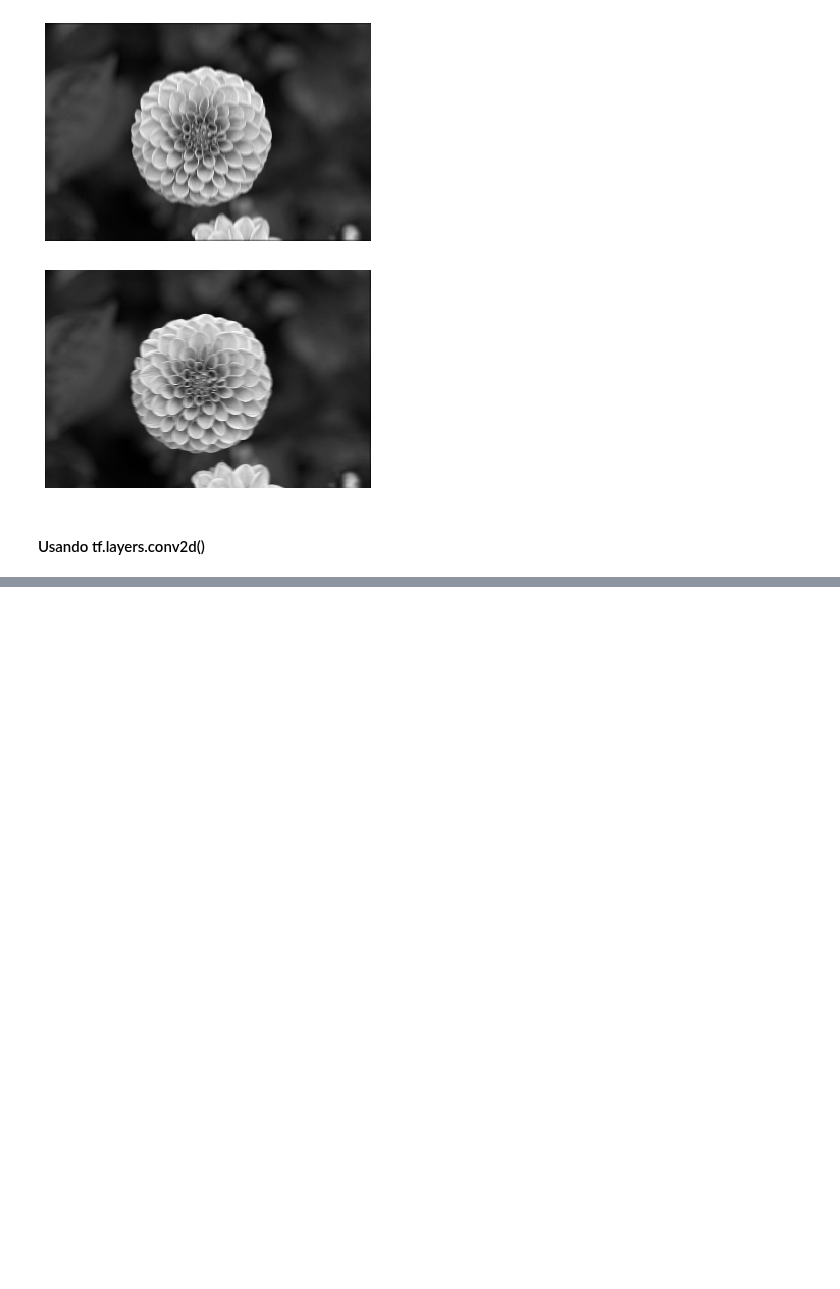
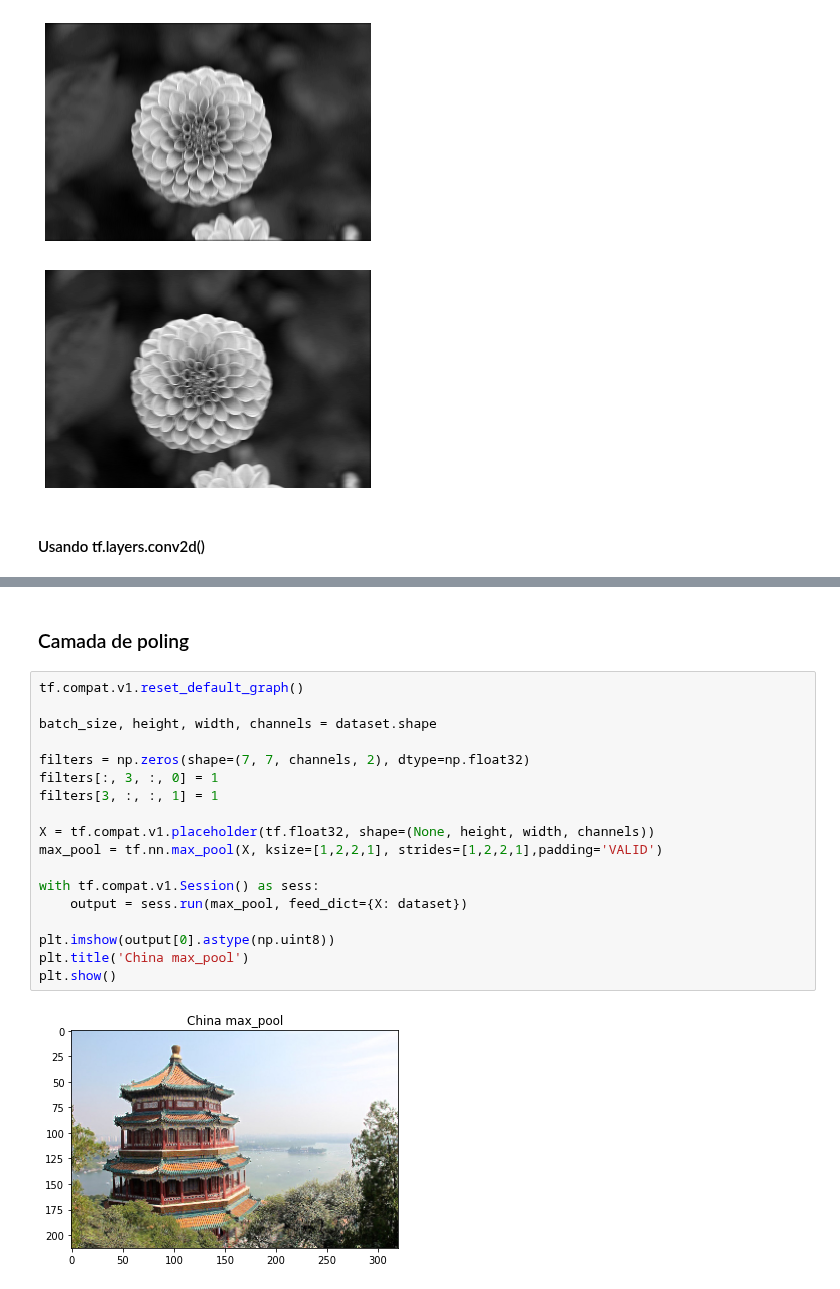
Before and after one commit to LilianeAquino/hands_on_aprendizado_de_maquina, a Jupyter notebook: 13_convolutional_neural_networks.ipynb, the cells around one changed output, grey strips where cells are left out. Saved outputs shown, nothing was run; the diff lists cells and outputs as text; blank space fills up the shorter version.

```diff
--- a/13_convolutional_neural_networks.ipynb
+++ b/13_convolutional_neural_networks.ipynb
@@ -92,0 +93,22 @@ If using Keras pass *_constraint arguments to layers.
+# %% [markdown]
+### Camada de poling
+# %%
+tf.compat.v1.reset_default_graph()
+
+batch_size, height, width, channels = dataset.shape
+
+filters = np.zeros(shape=(7, 7, channels, 2), dtype=np.float32)
+filters[:, 3, :, 0] = 1
+filters[3, :, :, 1] = 1
+
+X = tf.compat.v1.placeholder(tf.float32, shape=(None, height, width, channels))
+max_pool = tf.nn.max_pool(X, ksize=[1,2,2,1], strides=[1,2,2,1],padding='VALID')
+
+with tf.compat.v1.Session() as sess:
+    output = sess.run(max_pool, feed_dict={X: dataset})
+
+plt.imshow(output[0].astype(np.uint8))
+plt.title('China max_pool')
+plt.show()
+# %% [output]
+[figure, added]
```
Also changed, not shown: parts of 1 cell of this notebook.
